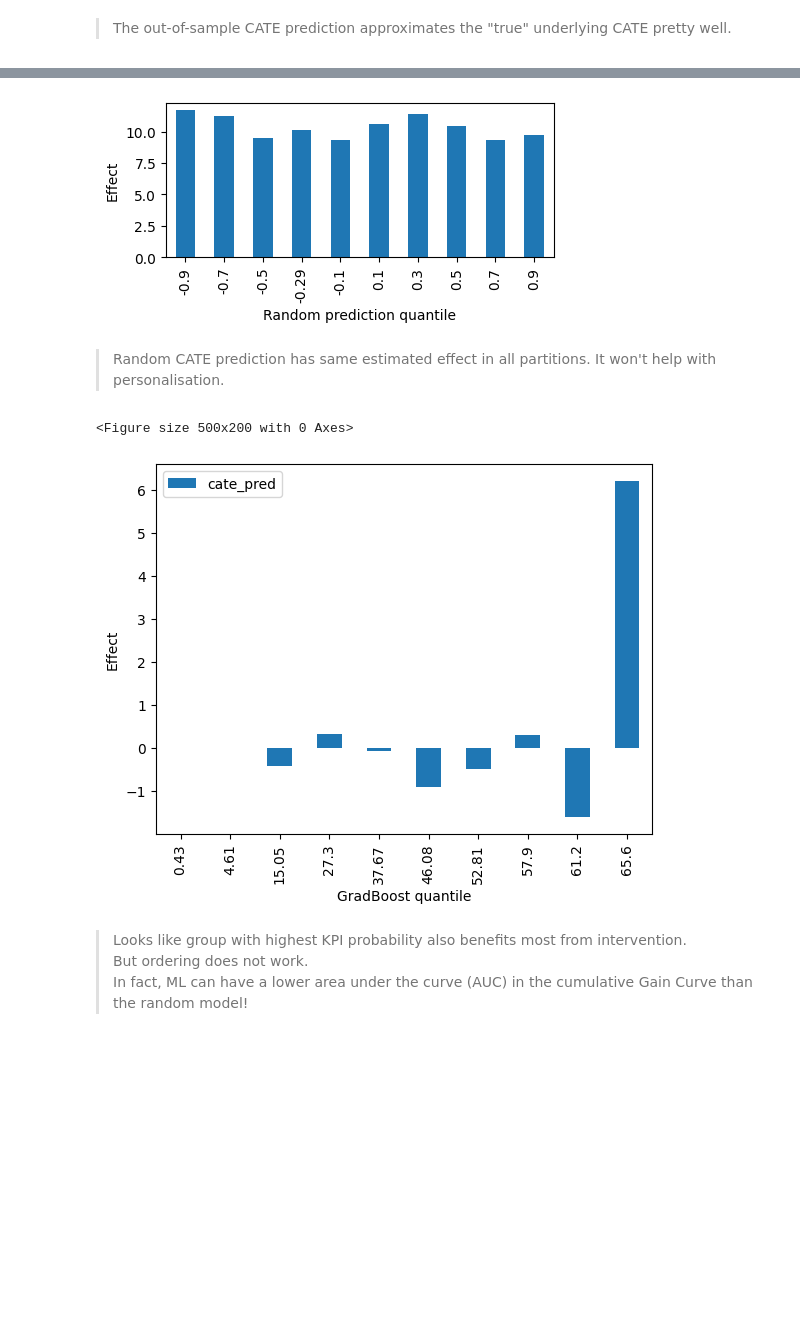
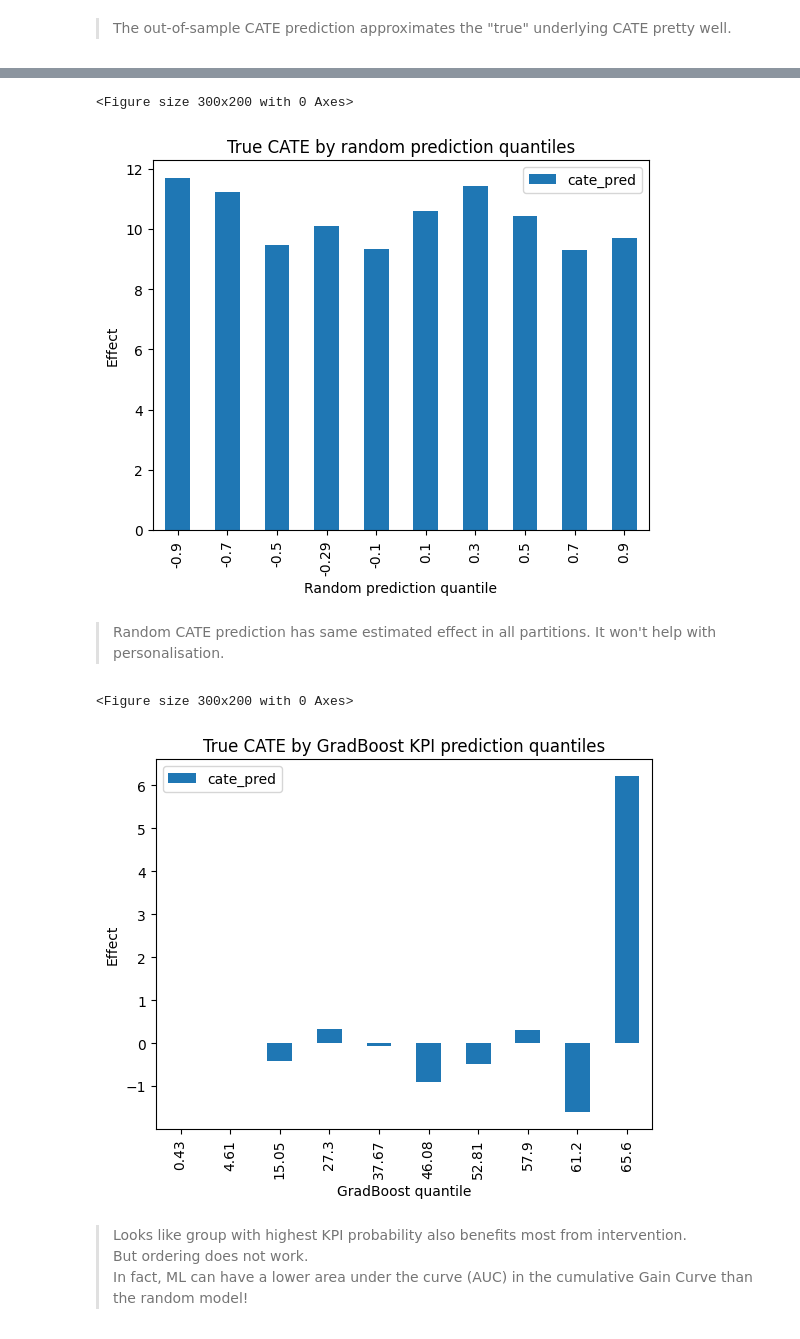
Before and after one commit to FelixHagemeisterSZ/causal-ml, a Jupyter notebook: evaluating_cate_models.ipynb, the cells around one changed output, grey strips where cells are left out. Saved outputs shown, nothing was run; the diff lists cells and outputs as text; code cells hidden in the pictures; blank space fills up the shorter version.

```diff
--- a/evaluating_cate_models.ipynb
+++ b/evaluating_cate_models.ipynb
@@ -128,24 +145,27 @@ plt.show()
 # %%
 # Plot the "true" CATE by predicted CATE quantiles from random benchmark model
-plt.figure(figsize=(5,2))
+plt.figure(figsize=(3,2))
 effect_by_quantile(test_pred, "rand_m_pred", y = "kpi", t = "treated").plot(kind='bar')
 plt.xlabel('Random prediction quantile')
 plt.ylabel('Effect')
+plt.title('True CATE by random prediction quantiles')
 plt.show()
 # %% [output]
+<Figure size 300x200 with 0 Axes>
-[figure, old version]
+[figure, new version]
 # %% [markdown]
 > Random CATE prediction has same estimated effect in all partitions. It won't help with personalisation.
 # %%
 # Plot the effect by quantiles with a bar chart
-plt.figure(figsize=(5,2))
+plt.figure(figsize=(3,2))
 effect_by_quantile(test_pred, "gradboos_kpi_pred", y = "kpi", t = "treated").plot(kind='bar')
 plt.xlabel('GradBoost quantile')
 plt.ylabel('Effect')
+plt.title('True CATE by GradBoost KPI prediction quantiles')
 plt.show()
 # %% [output]
-<Figure size 500x200 with 0 Axes>
+<Figure size 300x200 with 0 Axes>
-[figure, old version]
+[figure, new version]
 # %% [markdown]
 > Looks like group with highest KPI probability also benefits most from intervention.\
 > But ordering does not work.\
```
Also changed, not shown: parts of 6 cells of this notebook, 2 other files.
